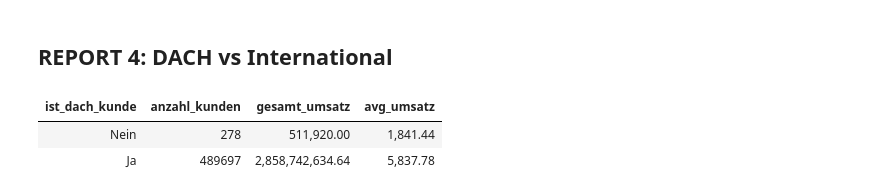
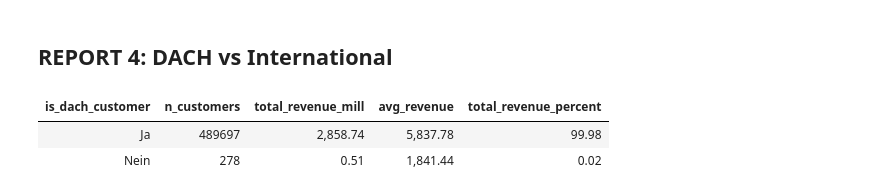
Before and after one commit to dfeyerabend/bigdata_analyses_project, a Jupyter notebook: scripts/pyspark_join_project.ipynb, the cells around one changed output. Cells and saved outputs as stored; diff of their text form; code cells hidden in the pictures.

```diff
--- a/scripts/pyspark_join_project.ipynb
+++ b/scripts/pyspark_join_project.ipynb
@@ -69,16 +69,16 @@ spark = SparkSession.builder \
     .getOrCreate()
 spark.sparkContext.setLogLevel("WARN")
 
-DATA_PATH = "../data/ecommerce_5m.csv"
+DATA_PATH = "../data/ecommerce_5m_v1.csv"
 
 df = spark.read.csv(DATA_PATH, header=True, inferSchema=True)
 
 print("=" * 60)
-print("   KUNDEN-ANALYSE DASHBOARD")
+print("   Customer analysis DASHBOARD")
 print("=" * 60)
 
-print(f"\nDaten geladen: {df.count():,} Bestellungen")
-print(f"Spalten: {df.columns}")
+print(f"\nData loaded: {df.count():,} rows (orders)")
+print(f"Columns: {df.columns}")
 # %% [output]
 ✓ Arrakis Night 'Rivers in the Desert' theme applied
   → Title: Peach | Labels: Gold | Ticks: Gray | Data: Water blues/greens
@@ -142,15 +142,15 @@ only showing top 10 rows
 # ============================================================
 
 print("\n" + "=" * 60)
-print("TABELLE 2: Kunden-Aktivität")
+print("Table 2: Customer Activity")
 print("=" * 60)
 
 kunden_aktivitaet = df.groupBy("customer_id").agg(
-    spark_max("date").alias("letzte_bestellung"),
-    spark_min("date").alias("erste_bestellung")
+    spark_max("date").alias("last_order"),
+    spark_min("date").alias("first_order")
 )
 
-print("\nBeispiel Aktivität:")
+print("\nExample activity:")
 kunden_aktivitaet.show(10)
 # %% [output]
 ============================================================
@@ -184,7 +184,7 @@ only showing top 10 rows
 # ============================================================
 
 print("\n" + "=" * 60)
-print("TABELLE 3: Kunden-Demografie")
+print("Table 3: Costumer Demography")
 print("=" * 60)
 
 # Wir nehmen die haeufigsten Werte pro Kunde
@@ -198,7 +198,7 @@ kunden_demografie = df.groupBy("customer_id").agg(
 
 # DACH-Kunde ja/nein
 kunden_demografie = kunden_demografie.withColumn(
-    "ist_dach_kunde",
+    "is_dach_customer",
     when(
         (col("bestellungen_de") > 0) |
         (col("bestellungen_at") > 0) |
@@ -266,12 +266,12 @@ print(f"Nach JOIN 2: {kunden_master.count():,} Kunden")
 # Letztes Datum fuer Inaktivitaet berechnen
 max_date = df.agg(spark_max("date")).collect()[0][0]
 # Berechne inaktivität vom max_date (heute)
-kunden_master = kunden_master.withColumn("tage_inaktiv", datediff(lit(max_date), col("letzte_bestellung")))
+kunden_master = kunden_master.withColumn("days_inactive", datediff(lit(max_date), col("last_order")))
 
-print("\nMaster-Tabelle Beispiel:")
+print("\nmaster table example:")
 kunden_master.show(5)
 
-print("\nSpalten in Master-Tabelle:")
+print("\nColumns in master-table:")
 for spalte in kunden_master.columns:
     print(f"  - {spalte}")
 # %% [output]
@@ -624,34 +629,39 @@ Top 10 verlorene VIPs:
 # %%
 #| echo: true
 #| output: true
 
-report_dach = kunden_segmentiert.groupBy("ist_dach_kunde").agg(
-    count("*").alias("anzahl_kunden"),
-    spark_round(sum("gesamt_umsatz"), 2).alias("gesamt_umsatz"),
-    spark_round(avg("gesamt_umsatz"), 2).alias("avg_umsatz")
+report_dach = kunden_segmentiert.groupBy("is_dach_customer").agg(
+    count("*").alias("n_customers"),
+    spark_round(sum("total_revenue")/1000000, 2).alias("total_revenue_mill"),
+    spark_round(avg("total_revenue"), 2).alias("avg_revenue")
+).orderBy(desc("total_revenue_mill"))
+
+report_dach = report_dach.withColumn(
+    "total_revenue_percent",
+    spark_round(col("total_revenue_mill") / sum("total_revenue_mill").over(window_all)*100, 2)
 )
 
 # Convert to table
 table_df = (
     report_dach.toPandas()
         .style.hide(axis="index")
         .format({
-            "gesamt_umsatz": "{:,.2f}", "avg_umsatz": "{:,.2f}",
+            "total_revenue_mill": "{:,.2f}", "avg_revenue": "{:,.2f}", "total_revenue_percent": "{:,.2f}"
         })
         .set_properties(
-            subset=["ist_dach_kunde", "anzahl_kunden", "gesamt_umsatz", "avg_umsatz"],
+            subset=["is_dach_customer", "n_customers", "total_revenue_mill", "avg_revenue", "total_revenue_percent"],
             **{"text-align": "right"}
         )
         .set_table_styles([
             {"selector": "td",
              "props": [("padding-right", "8px"), ("padding-left", "8px")]},
             {"selector": "th",
              "props": [("padding-right", "8px"), ("padding-left", "8px")]}
         ])
 )
 
 table_df
 # %% [output]
-| ist_dach_kunde | anzahl_kunden | gesamt_umsatz | avg_umsatz |
-| Nein | 278 | 511,920.00 | 1,841.44 |
-| Ja | 489697 | 2,858,742,634.64 | 5,837.78 |
+| is_dach_customer | n_customers | total_revenue_mill | avg_revenue | total_revenue_percent |
+| Ja | 489697 | 2,858.74 | 5,837.78 | 99.98 |
+| Nein | 278 | 0.51 | 1,841.44 | 0.02 |
```
Also changed, not shown: parts of 21 cells of this notebook, 3 other files.
